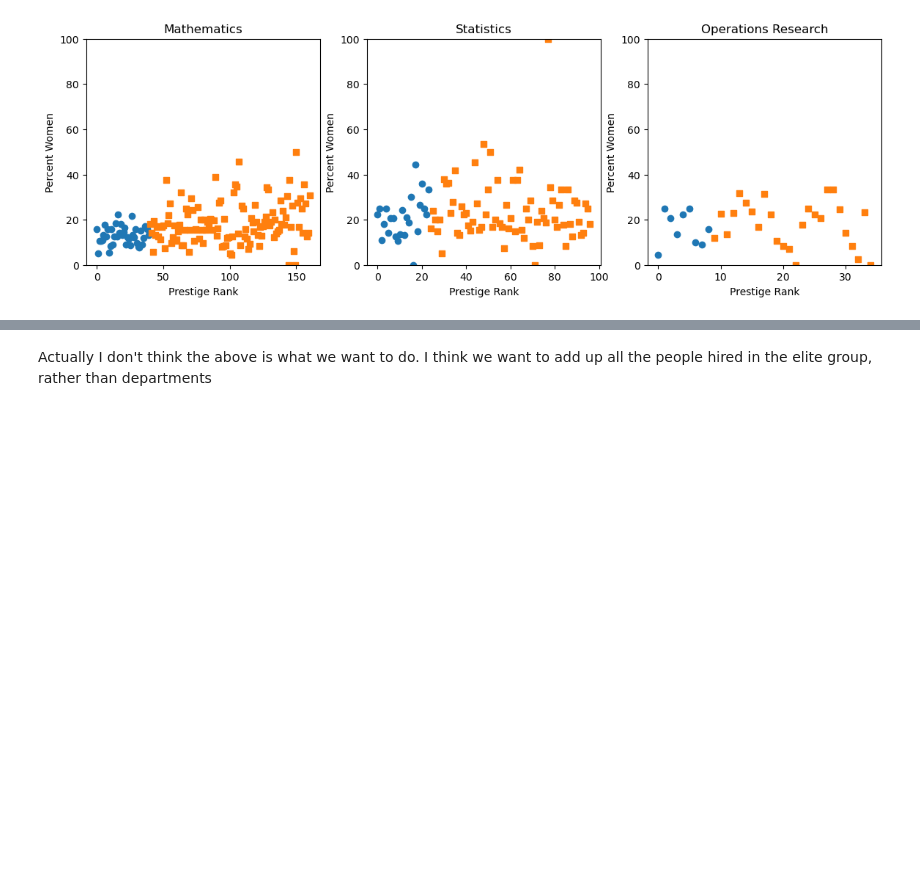
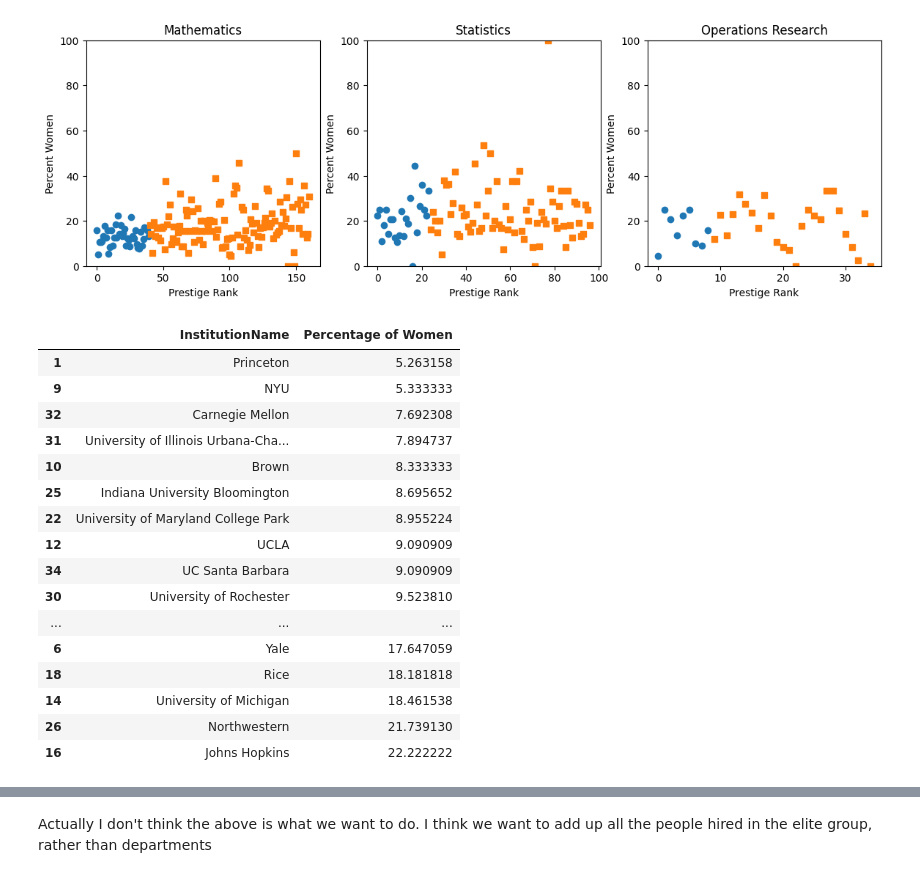
Before and after one commit to DAAAAMNSocialJustice/metamath, a Jupyter notebook: AMM/analysis.ipynb, the cells around one changed output, grey strips where cells are left out. Drawn from its saved outputs; the diff is of its cells as text; code cells hidden in the pictures; blank space fills up the shorter version.

```diff
--- a/AMM/analysis.ipynb
+++ b/AMM/analysis.ipynb
@@ -233,6 +233,26 @@ for (i,field) in enumerate(fields):
     plt.title(field)
 # %% [output]
 [figure]
+# %%
+elite_df["Mathematics"][["InstitutionName", "Percentage of Women"]].sort_values(by="Percentage of Women")
+# %% [output]
+|  | InstitutionName | Percentage of Women |
+| 1 | Princeton | 5.263158 |
+| 9 | NYU | 5.333333 |
+| 32 | Carnegie Mellon | 7.692308 |
+| 31 | University of Illinois Urbana-Cha... | 7.894737 |
+| 10 | Brown | 8.333333 |
+| 25 | Indiana University Bloomington | 8.695652 |
+| 22 | University of Maryland College Park | 8.955224 |
+| 12 | UCLA | 9.090909 |
+| 34 | UC Santa Barbara | 9.090909 |
+| 30 | University of Rochester | 9.523810 |
+| ... | ... | ... |
+| 6 | Yale | 17.647059 |
+| 18 | Rice | 18.181818 |
+| 14 | University of Michigan | 18.461538 |
+| 26 | Northwestern | 21.739130 |
+| 16 | Johns Hopkins | 22.222222 |
 # %%
 #Who is that Stats outlier at 100%???
 combined_df['Statistics'].sort_values(by=['Percentage of Women'])
```
Also changed, not shown: parts of 9 cells of this notebook, 3 other files.
